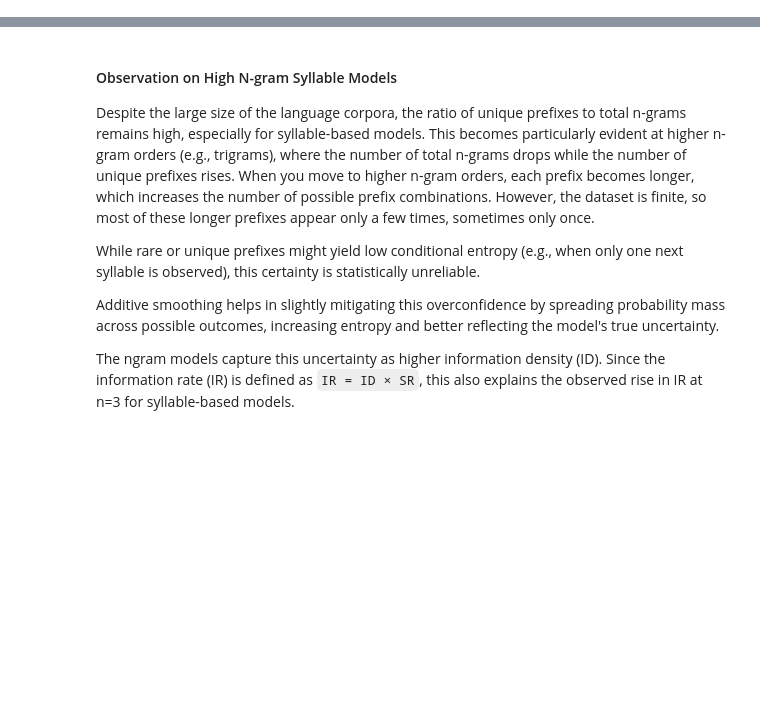
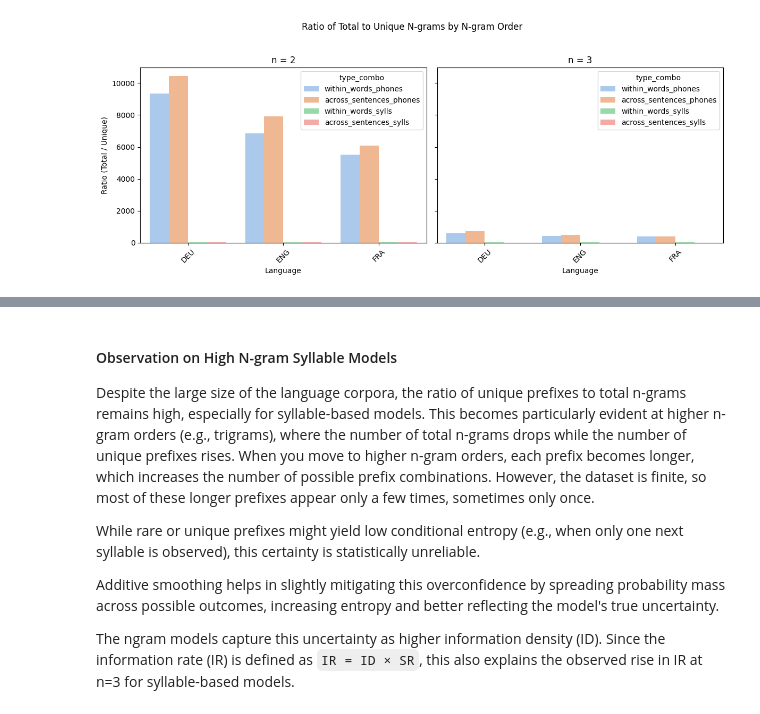
Before and after one commit to ETHZMSProjects/Coupe_Expansion, a Jupyter notebook: emillys_code/corpus_statistics.ipynb, the cells around one changed output, grey strips where cells are left out. Saved outputs shown, nothing was run; the diff lists cells and outputs as text; code cells hidden in the pictures; blank space fills up the shorter version.

```diff
--- a/emillys_code/corpus_statistics.ipynb
+++ b/emillys_code/corpus_statistics.ipynb
@@ -157,0 +335,48 @@ Summary
+# %%
+import seaborn as sns
+import matplotlib.pyplot as plt
+import numpy as np
+
+def plot_ngram_ratios_multi_n(n_values=[2, 3]):
+    """
+    Three subplots side-by-side, where each subplot corresponds to one n-gram order (n),
+    showing the ratio of total to unique n-grams across languages and processing/text types.
+    """
+    combo_keys = ["text_type", "processing_type"]
+
+    fig, axes = plt.subplots(1, len(n_values), figsize=(6 * len(n_values), 5), sharey=True)
+
+    for ax, n in zip(axes, n_values):
+        df_n = df[df["n"] == n].copy()
+
+        # Create combo key for hue
+        df_n["type_combo"] = df_n[combo_keys].astype(str).agg("_".join, axis=1)
+
+        # Calculate ratio
+        df_n["ratio_total_to_unique"] = df_n["total_ngrams"] / df_n["unique_ngrams"]
+
+        # Plot
+        sns.barplot(
+            data=df_n,
+            x="language",
+            y="ratio_total_to_unique",
+            hue="type_combo",
+            estimator=np.mean,
+            errorbar=None,
+            palette="pastel",
+            ax=ax
+        )
+
+        ax.set_title(f"n = {n}")
+        ax.set_xlabel("Language")
+        ax.set_ylabel("Ratio (Total / Unique)" if ax == axes[0] else "")
+        ax.tick_params(axis='x', rotation=45)
+
+    plt.suptitle("Ratio of Total to Unique N-grams by N-gram Order")
+    plt.tight_layout(rect=[0, 0, 1, 0.95])
+    plt.show()
+
+# Run the function
+plot_ngram_ratios_multi_n()
+# %% [output]
+[figure, added]
```
Also changed, not shown: parts of 8 cells of this notebook, 6 other files.
